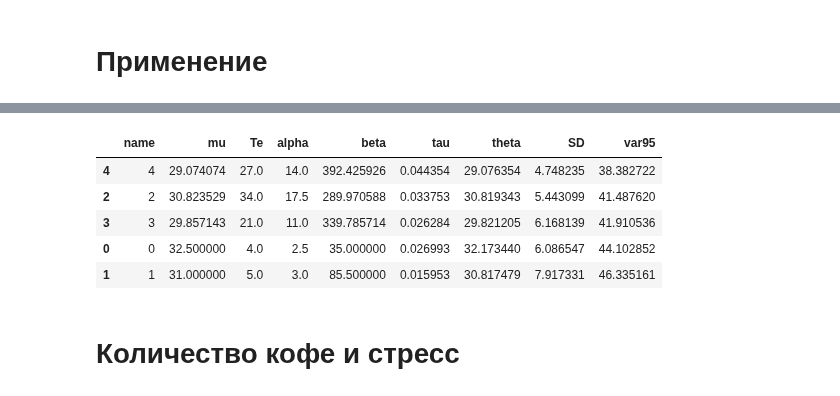
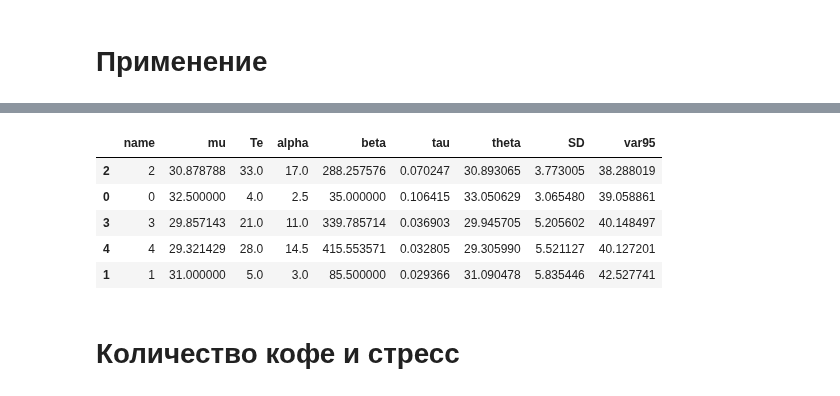
Before and after one commit to ksetdekov/trip_choice_optimizer, a Jupyter notebook: coffee-amount-optimization.ipynb, the cells around one changed output, grey strips where cells are left out. Saved outputs shown, nothing was run; the diff lists cells and outputs as text; code cells hidden in the pictures.

```diff
--- a/coffee-amount-optimization.ipynb
+++ b/coffee-amount-optimization.ipynb
@@ -266,7 +266,8 @@ events = {
     datetime(2025, 3,19): (2, 27),
     datetime(2025, 3,20): (2, 25),
     datetime(2025, 3,21): (4, 32),
-    datetime(2025, 3,22): (4, 24)
+    datetime(2025, 3,22): (4, 24),
+    datetime(2025, 3,23): (4, 36)
 
 }
 
@@ -280,9 +281,9 @@ cups.process_events(events, days=91)
 |  | name | mu | Te | alpha | beta | tau | theta | SD | var95 |
-| 4 | 4 | 29.074074 | 27.0 | 14.0 | 392.425926 | 0.044354 | 29.076354 | 4.748235 | 38.382722 |
-| 2 | 2 | 30.823529 | 34.0 | 17.5 | 289.970588 | 0.033753 | 30.819343 | 5.443099 | 41.487620 |
-| 3 | 3 | 29.857143 | 21.0 | 11.0 | 339.785714 | 0.026284 | 29.821205 | 6.168139 | 41.910536 |
-| 0 | 0 | 32.500000 | 4.0 | 2.5 | 35.000000 | 0.026993 | 32.173440 | 6.086547 | 44.102852 |
-| 1 | 1 | 31.000000 | 5.0 | 3.0 | 85.500000 | 0.015953 | 30.817479 | 7.917331 | 46.335161 |
+| 2 | 2 | 30.878788 | 33.0 | 17.0 | 288.257576 | 0.070247 | 30.893065 | 3.773005 | 38.288019 |
+| 0 | 0 | 32.500000 | 4.0 | 2.5 | 35.000000 | 0.106415 | 33.050629 | 3.065480 | 39.058861 |
+| 3 | 3 | 29.857143 | 21.0 | 11.0 | 339.785714 | 0.036903 | 29.945705 | 5.205602 | 40.148497 |
+| 4 | 4 | 29.321429 | 28.0 | 14.5 | 415.553571 | 0.032805 | 29.305990 | 5.521127 | 40.127201 |
+| 1 | 1 | 31.000000 | 5.0 | 3.0 | 85.500000 | 0.029366 | 31.090478 | 5.835446 | 42.527741 |
 # %% [markdown]
 # Количество кофе и стресс
 # %%
```
Also changed, not shown: parts of 5 cells of this notebook.
